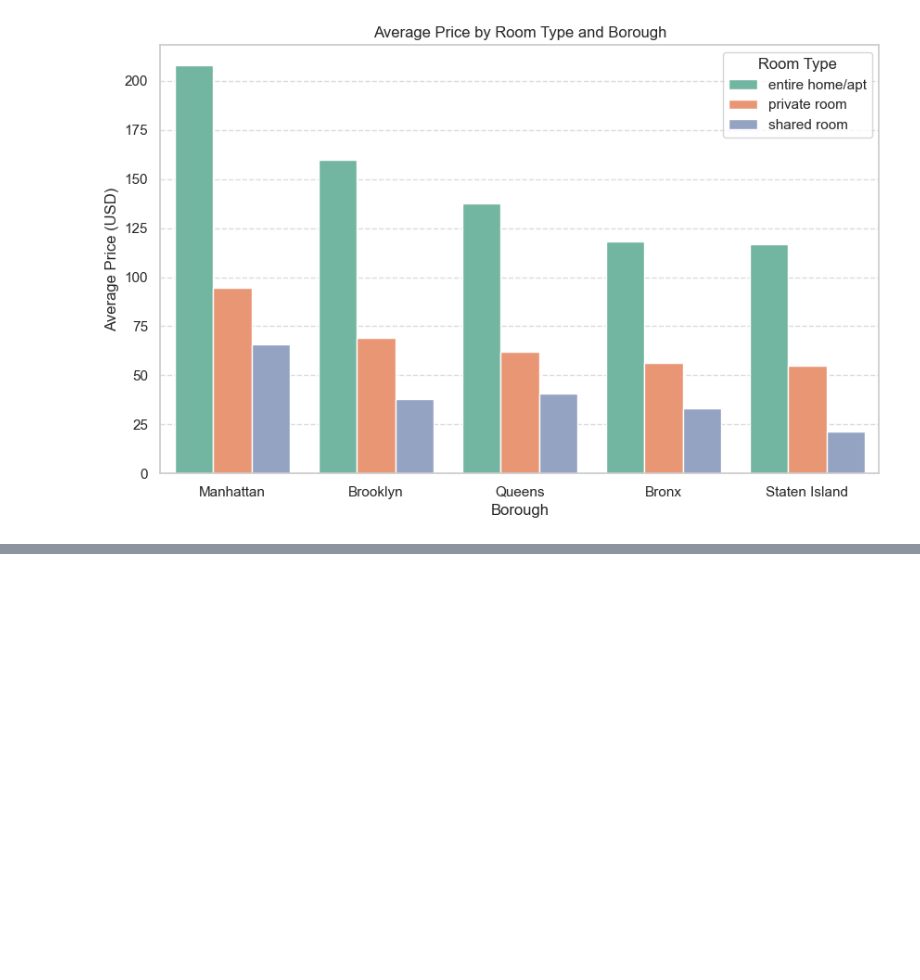
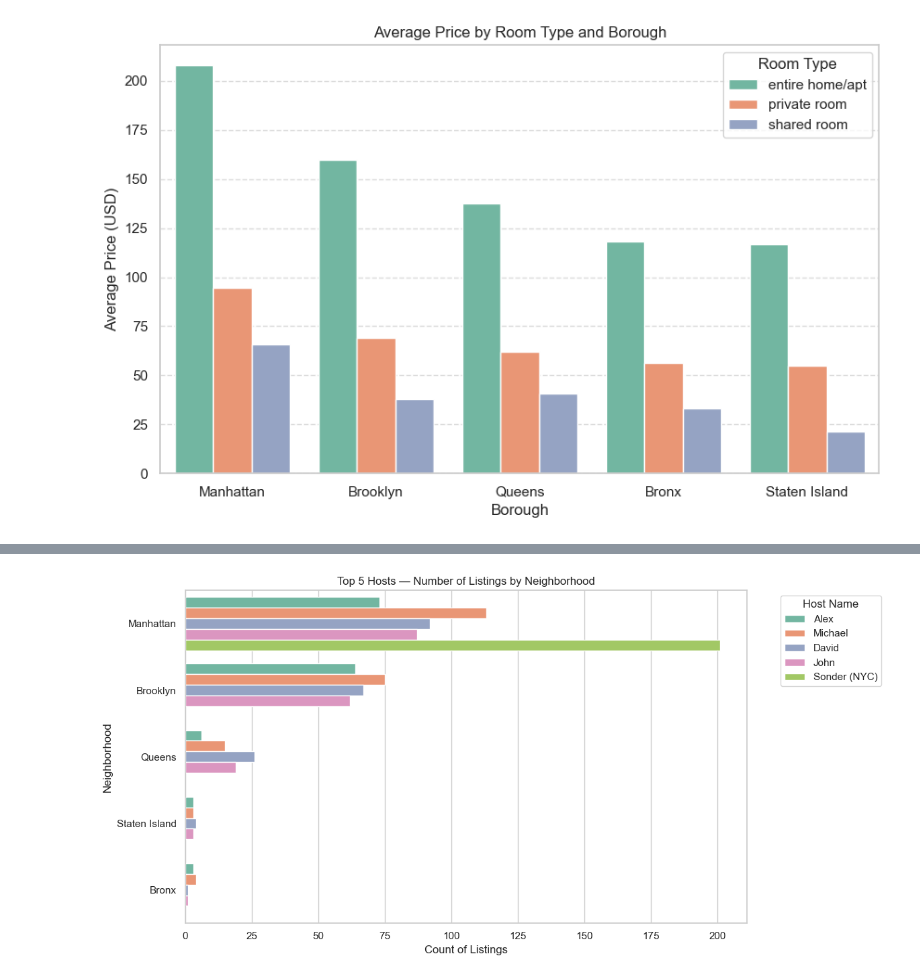
Before and after one commit to phantiraSea/data_practice, a Jupyter notebook: practice_airbnb.ipynb, the cells around one changed output, grey strips where cells are left out. Drawn from its saved outputs; the diff is of its cells as text; code cells hidden in the pictures; blank space fills up the shorter version.

```diff
--- a/practice_airbnb.ipynb
+++ b/practice_airbnb.ipynb
@@ -629,0 +746,6 @@ plt.show()
+# %%
+top_hosts = top_host_prices.index
+
+top_host_data = airbnb_clean[airbnb_clean['host_name'].isin(top_hosts)]
+
+top_host_data
@@ -629,0 +773,17 @@ plt.show()
+# %%
+plt.figure(figsize=(12,6))
+sns.countplot(
+    data=top_host_data,
+    y='borough',
+    hue='host_name',
+    order=top_host_data['borough'].value_counts().index,
+    palette='Set2'
+)
+plt.title('Top 5 Hosts — Number of Listings by Neighborhood')
+plt.xlabel('Count of Listings')
+plt.ylabel('Neighborhood')
+plt.legend(title='Host Name', bbox_to_anchor=(1.05, 1), loc='upper left')
+plt.tight_layout()
+plt.show()
+# %% [output]
+[figure, added]
```
Also changed, not shown: parts of 45 cells of this notebook.
